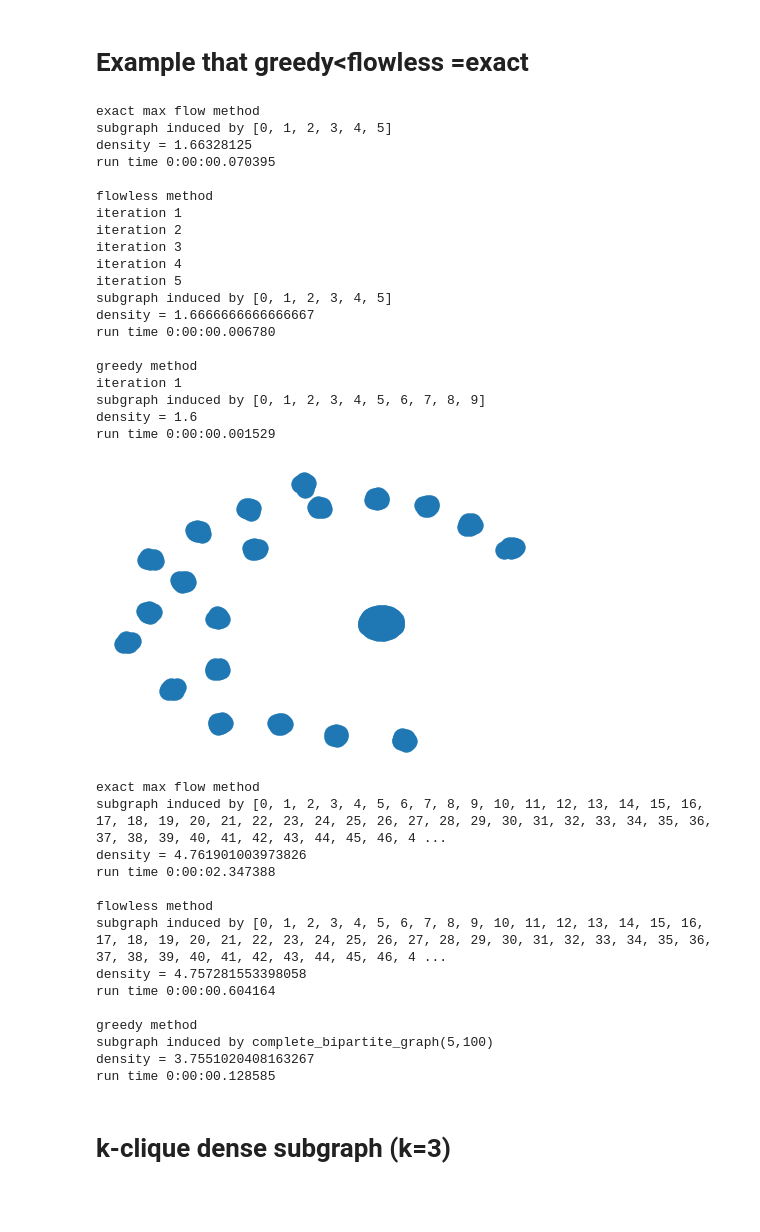
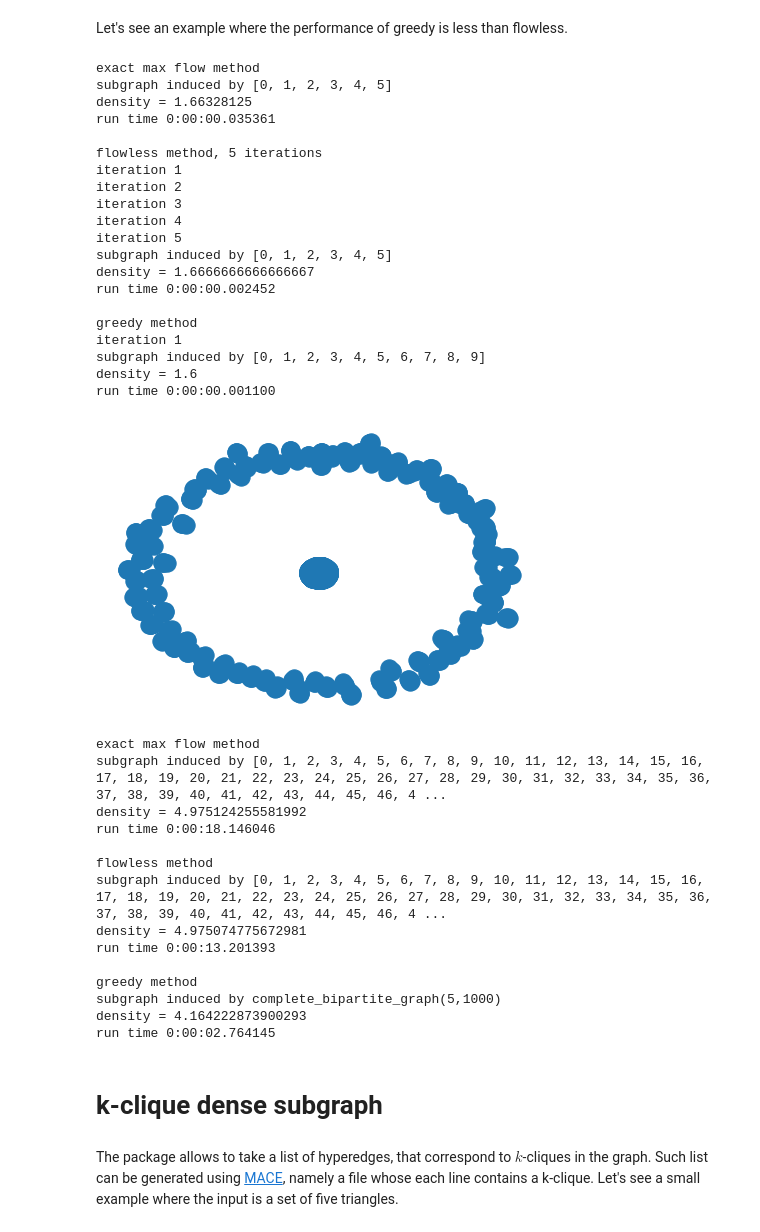
Before and after one commit to tsourolampis/densest-subgraph-problem, a Jupyter notebook: demo.ipynb, the cells around one changed output. Cells and saved outputs as stored; diff of their text form; code cells hidden in the pictures; blank space fills up the shorter version.

```diff
--- a/demo.ipynb
+++ b/demo.ipynb
@@ -59,5 +65,5 @@ run time 0:00:00.006809
-# %% [markdown]
-# Example that greedy<flowless =exact
+# %% [markdown]
+Let's see an example where the performance of greedy is less than flowless.
 # %%
 edges = [[0,1],[0,2],[1,2],[2,3],[3,4],[1,3],[1,4],[2,4],[3,5],[4,5],[6,7],[6,8],[6,9],[7,8],[7,9],[8,9]]
 print('exact max flow method')
@@ -69,7 +75,7 @@ print('density =', exact_R[1])
 print('run time', datetime.now()-start, '\n')
 
 
-print('flowless method')
+print('flowless method, 5 iterations')
 
 start = datetime.now()
 flowless_R = flowless(edges, 5)
@@ -88,9 +94,9 @@ print('run time', datetime.now()-start, '\n')
 exact max flow method
 subgraph induced by [0, 1, 2, 3, 4, 5]
 density = 1.66328125
-run time 0:00:00.070395
+run time 0:00:00.035361
 
-flowless method
+flowless method, 5 iterations
 iteration 1
 iteration 2
 iteration 3
@@ -98,27 +104,27 @@ iteration 4
 iteration 5
 subgraph induced by [0, 1, 2, 3, 4, 5]
 density = 1.6666666666666667
-run time 0:00:00.006780
+run time 0:00:00.002452
 
 greedy method
 iteration 1
 subgraph induced by [0, 1, 2, 3, 4, 5, 6, 7, 8, 9]
 density = 1.6
-run time 0:00:00.001529
+run time 0:00:00.001100
 # %%
 def bad_charikar_instance(d=10,D=1000,copies=10):
     ''' This function returns an instance that is really bad for Charikar's greedy algorithm.
     This graph is the union of K(d,D), and copies times K(d+2),...,K(d+2).
     '''
     G = nx.complete_bipartite_graph(d,D)
     for i in range(copies):
             G = nx.disjoint_union(G,nx.complete_graph(d+2))
     return G
 
-B = bad_charikar_instance(5,100,20)
+B = bad_charikar_instance(5,1000,100)
 nx.draw(B)
 # %% [output]
-[figure, old version]
+[figure, new version]
 # %%
 print('exact max flow method')
 
@@ -147,18 +153,20 @@ print('run time', datetime.now()-start, '\n')
 # %% [output]
 exact max flow method
 subgraph induced by [0, 1, 2, 3, 4, 5, 6, 7, 8, 9, 10, 11, 12, 13, 14, 15, 16, 17, 18, 19, 20, 21, 22, 23, 24, 25, 26, 27, 28, 29, 30, 31, 32, 33, 34, 35, 36, 37, 38, 39, 40, 41, 42, 43, 44, 45, 46, 4 ...
-density = 4.761901003973826
-run time 0:00:02.347388
+density = 4.975124255581992
+run time 0:00:18.146046
 
 flowless method
 subgraph induced by [0, 1, 2, 3, 4, 5, 6, 7, 8, 9, 10, 11, 12, 13, 14, 15, 16, 17, 18, 19, 20, 21, 22, 23, 24, 25, 26, 27, 28, 29, 30, 31, 32, 33, 34, 35, 36, 37, 38, 39, 40, 41, 42, 43, 44, 45, 46, 4 ...
-density = 4.757281553398058
-run time 0:00:00.604164
+density = 4.975074775672981
+run time 0:00:13.201393
 
 greedy method
-subgraph induced by complete_bipartite_graph(5,100)
-density = 3.7551020408163267
-run time 0:00:00.128585
+subgraph induced by complete_bipartite_graph(5,1000)
+density = 4.164222873900293
+run time 0:00:02.764145
 # %% [markdown]
-# k-clique dense subgraph (k=3)
+# k-clique dense subgraph
+# %% [markdown]
+The package allows to take a list of hyperedges, that correspond to $k$-cliques in the graph. Such list can be generated using [MACE](http://research.nii.ac.jp/~uno/code/mace.html), namely a file whose each line contains a k-clique. Let's see a small example where the input is a set of five triangles.
 # %%
```
Also changed, not shown: parts of 10 cells of this notebook.
